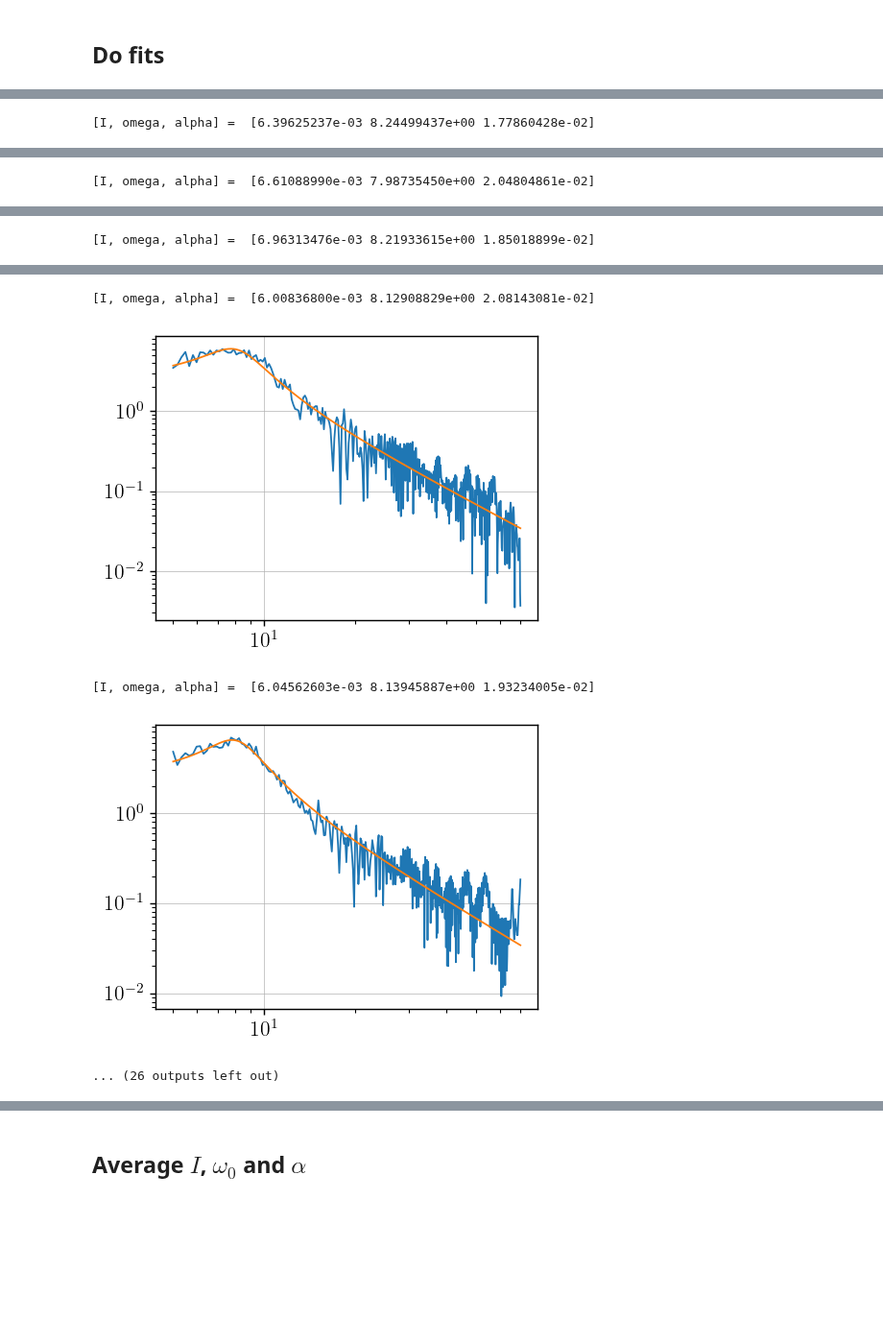
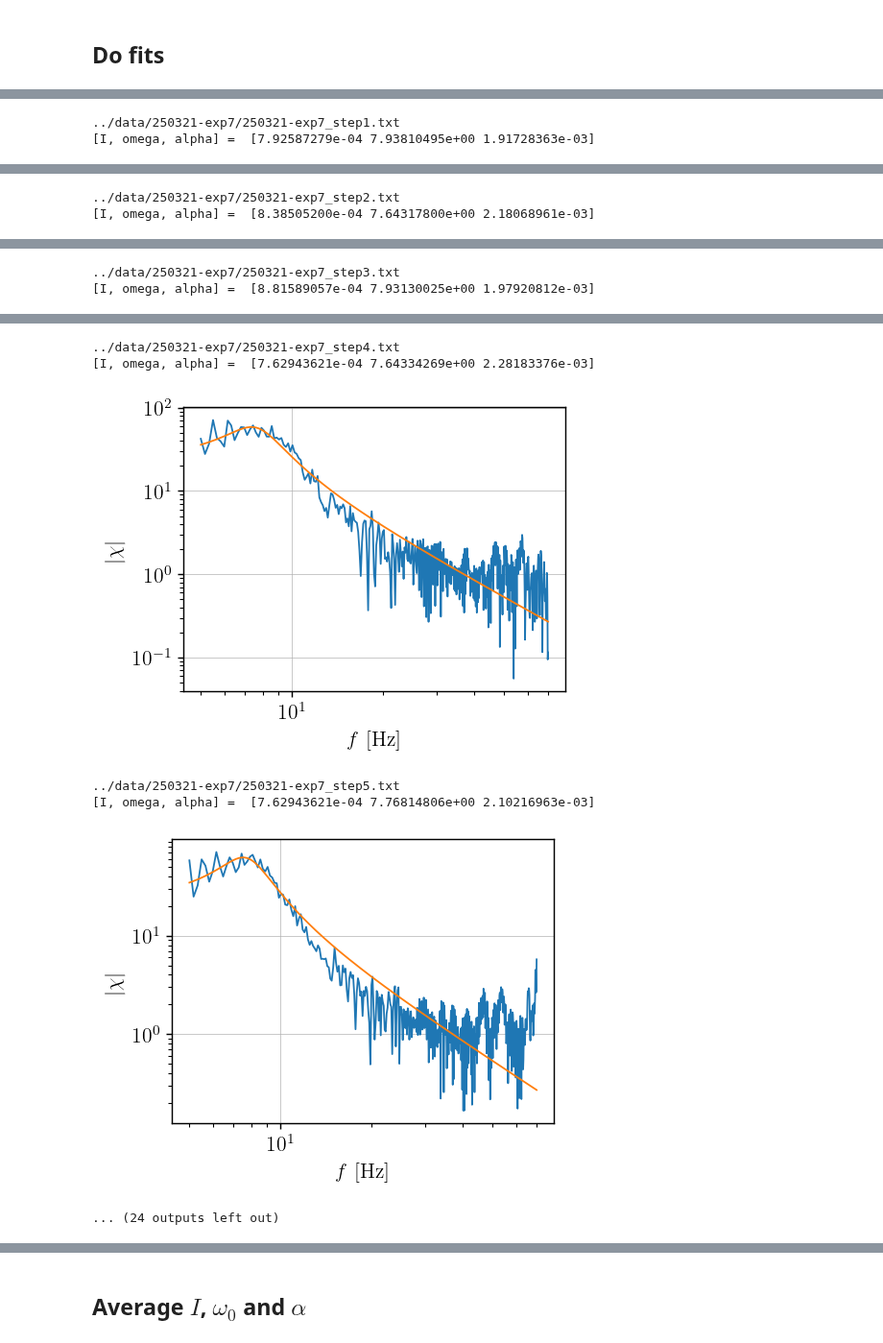
Before and after one commit to TomVdt/TPIII, a Jupyter notebook: 05-milieux-granulaires/analyse/exp1_friction.ipynb, the cells around one changed output, grey strips where cells are left out. Shown at 96% size. Cells and saved outputs as stored; diff of their text form; code cells hidden in the pictures; blank space fills up the shorter version.

```diff
--- a/05-milieux-granulaires/analyse/exp1_friction.ipynb
+++ b/05-milieux-granulaires/analyse/exp1_friction.ipynb
@@ -24,0 +29,21 @@ WARNING: data is fucked for ../data/250321-exp7/250321-exp7_step11.txt
+# %%
+noise = data[-1]
+print("Noise step: ", noise.filename)
+
+# === Susceptibility (absolute value)===
+plt.plot(noise.freqs, noise.chi_abs)
+plt.xlabel("$f$ [Hz]")
+plt.ylabel("$| \\chi |$")
+plt.show()
+
+# === Susceptibility (imaginary part)===
+plt.plot(noise.freqs, noise.chi_im)
+plt.xlabel("$f$ [Hz]")
+plt.ylabel("{Im} $\\chi $")
+plt.show()
+
+# === Power Spectral Density
+plt.plot(noise.freqs, noise.psd)
+plt.xlabel("$f$ [Hz]")
+plt.ylabel("$S$")
+plt.show()
@@ -25,3 +57,9 @@ WARNING: data is fucked for ../data/250321-exp7/250321-exp7_step11.txt
+# %%
+data.pop(-1) # remove noise from interesting data
+for i, step in enumerate(data):
+    step.psd /= noise.psd
+    step.chi_im /= noise.chi_im
+    step.chi_abs /= noise.chi_abs
 # %% [markdown]
 ## Do fits
 # %%
@@ -36,9 +74,12 @@ for i, step in enumerate(data):
     all_popt_err_pass1[i] = unp.uarray(popt, np.sqrt(np.diag(pcov)))
 
     # if show_plots:
+    #     print(step.filename)
     #     print("[I, omega, alpha] = ", popt)
     #     plt.plot(step.freqs, step.chi_abs)
-    #     plt.loglog(step.freqs, theory(step.freqs, *popt))
+    #     plt.loglog(step.freqs, modulus_chi(step.freqs, *popt))
+    #     plt.xlabel("$f$ [Hz]")
+    #     plt.ylabel("$| \\chi |$")
     #     plt.show()
 
 I, w0, _ = np.mean(all_popt_err_pass1, axis=0)
@@ -56,10 +97,13 @@ for i, step in enumerate(data):
     all_popt_err_pass2[i] = unp.uarray(popt, np.sqrt(np.diag(pcov)))
 
     if show_plots:
+        print(step.filename)
         if step.imposed_vibration < 1e-4:
             print("WARNING: THIS IS NOISE")
         print("[I, omega, alpha] = ", popt)
         plt.plot(step.freqs, step.chi_abs)
         plt.loglog(step.freqs, modulus_chi(step.freqs, *popt))
+        plt.xlabel("$f$ [Hz]")
+        plt.ylabel("$| \\chi |$")
         plt.show()
 # %% [output]
@@ -68 +113,2 @@ for i, step in enumerate(data):
-[I, omega, alpha] =  [6.39625237e-03 8.24499437e+00 1.77860428e-02]
+../data/250321-exp7/250321-exp7_step1.txt
+[I, omega, alpha] =  [7.92587279e-04 7.93810495e+00 1.91728363e-03]
@@ -70 +116,2 @@ for i, step in enumerate(data):
-[I, omega, alpha] =  [6.61088990e-03 7.98735450e+00 2.04804861e-02]
+../data/250321-exp7/250321-exp7_step2.txt
+[I, omega, alpha] =  [8.38505200e-04 7.64317800e+00 2.18068961e-03]
@@ -72 +119,2 @@ for i, step in enumerate(data):
-[I, omega, alpha] =  [6.96313476e-03 8.21933615e+00 1.85018899e-02]
+../data/250321-exp7/250321-exp7_step3.txt
+[I, omega, alpha] =  [8.81589057e-04 7.93130025e+00 1.97920812e-03]
@@ -74,8 +122,10 @@ for i, step in enumerate(data):
-[I, omega, alpha] =  [6.00836800e-03 8.12908829e+00 2.08143081e-02]
+../data/250321-exp7/250321-exp7_step4.txt
+[I, omega, alpha] =  [7.62943621e-04 7.64334269e+00 2.28183376e-03]
-[figure, old version]
+[figure, new version]
-[I, omega, alpha] =  [6.04562603e-03 8.13945887e+00 1.93234005e-02]
+../data/250321-exp7/250321-exp7_step5.txt
+[I, omega, alpha] =  [7.62943621e-04 7.76814806e+00 2.10216963e-03]
-[figure, old version]
+[figure, new version]
-... (26 outputs left out)
+... (24 outputs left out)
 # %%
 max_amplitude = max(step.imposed_vibration for step in data)
 min_amplitude = min(step.imposed_vibration for step in data)
```
Also changed, not shown: parts of 8 cells of this notebook.
